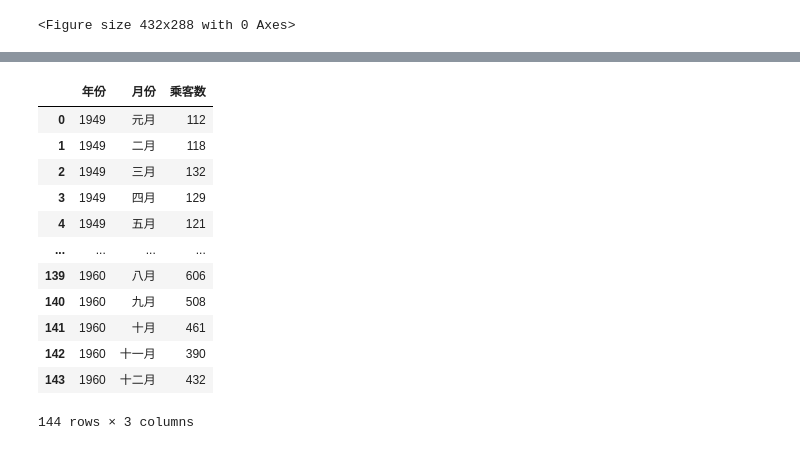
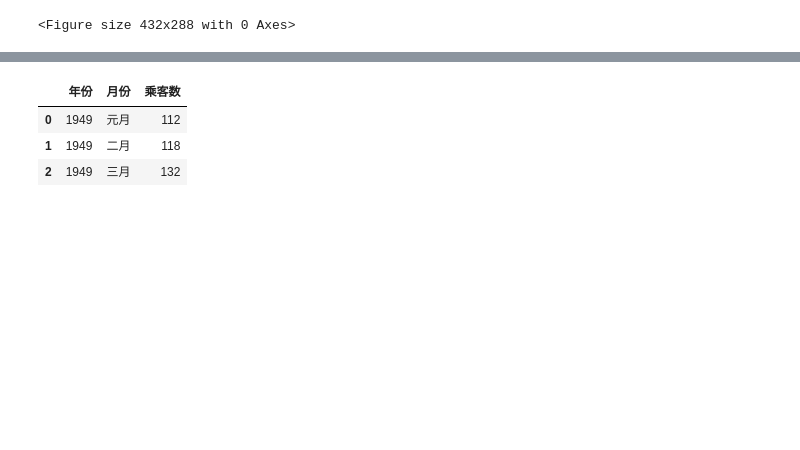
Before and after one commit to nuralik/Seaborn-API-Chinese-Example, a Jupyter notebook: notebook files/relplot.ipynb, the cells around one changed output, grey strips where cells are left out. Drawn from its saved outputs; the diff is of its cells as text; code cells hidden in the pictures; blank space fills up the shorter version.

```diff
--- a/notebook files/relplot.ipynb
+++ b/notebook files/relplot.ipynb
@@ -119,26 +93,17 @@ plt.gcf().set_size_inches(11.7, 8.27)
 # %%
 flights_wide = sns.load_dataset("flights")
 flights_wide.columns = ['年份',"月份",'乘客数']
 flights_wide['月份'] = flights_wide['月份'].map({
         'January': "元月", 'February': "二月",'March': "三月",'April': "四月"
         ,'May': "五月", 'June': "六月",'July': "七月",'August': "八月"
         ,'September': "九月", 'October': "十月",'November': "十一月",'December': "十二月"})
 # flights_wide=flights_wide.pivot('年份',"月份",'乘客数')
-flights_wide
+flights_wide.head(3)
 # %% [output]
 |  | 年份 | 月份 | 乘客数 |
 | 0 | 1949 | 元月 | 112 |
 | 1 | 1949 | 二月 | 118 |
 | 2 | 1949 | 三月 | 132 |
-| 3 | 1949 | 四月 | 129 |
-| 4 | 1949 | 五月 | 121 |
-| ... | ... | ... | ... |
-| 139 | 1960 | 八月 | 606 |
-| 140 | 1960 | 九月 | 508 |
-| 141 | 1960 | 十月 | 461 |
-| 142 | 1960 | 十一月 | 390 |
-| 143 | 1960 | 十二月 | 432 |
-144 rows × 3 columns
 # %%
 g = sns.relplot(data=flights_wide,x="年份", y="乘客数",hue="月份",
                 height=6, aspect=3, kind="line")
```
Also changed, not shown: parts of 10 cells of this notebook.
